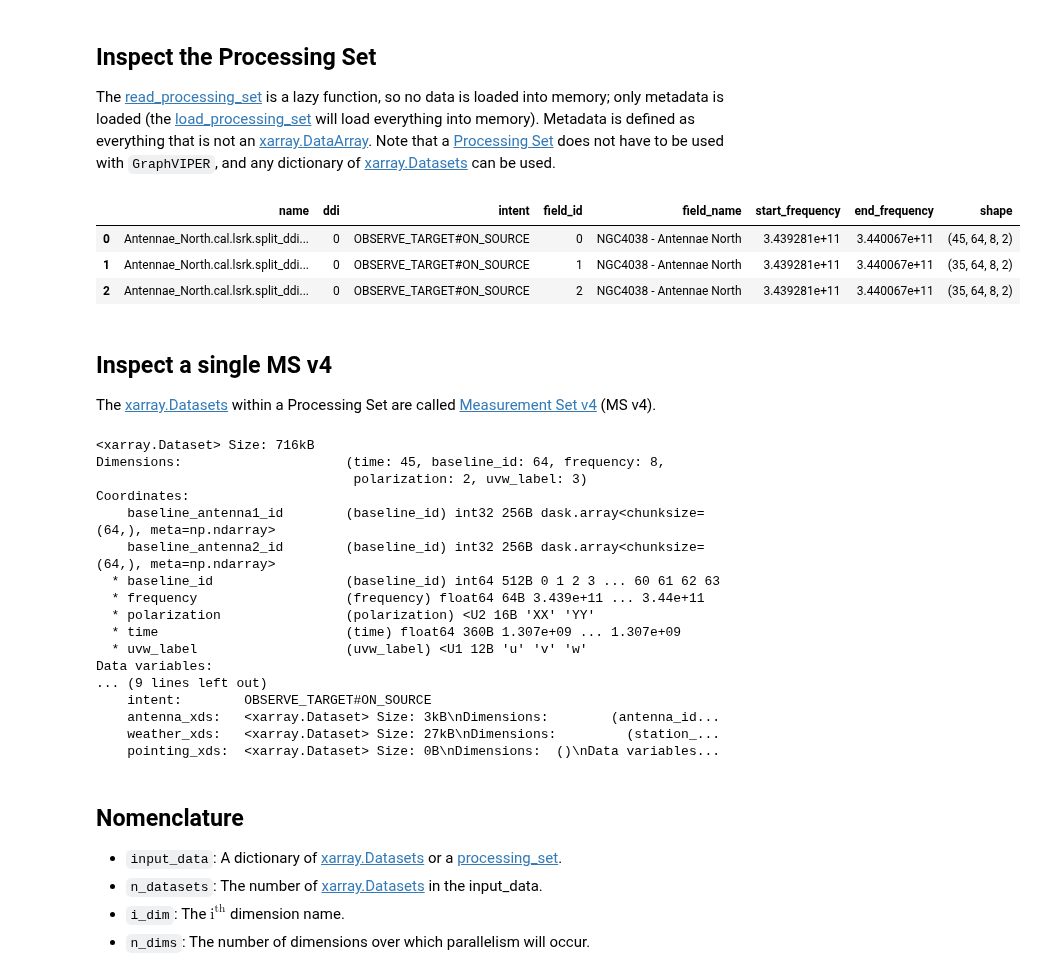
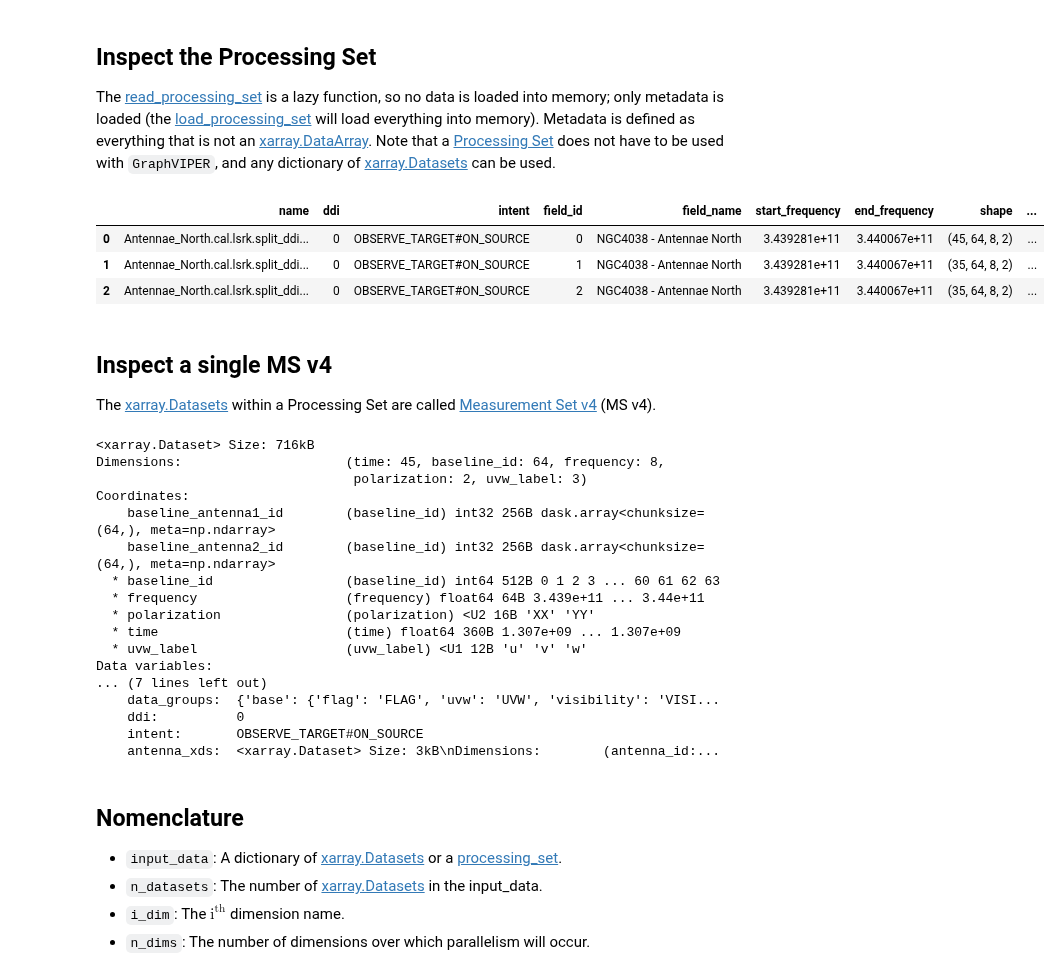
Before and after one commit to casangi/graphviper, a Jupyter notebook: docs/graph_building_tutorial.ipynb, the cells around one changed output. Cells and saved outputs as stored; diff of their text form; code cells hidden in the pictures.

```diff
--- a/docs/graph_building_tutorial.ipynb
+++ b/docs/graph_building_tutorial.ipynb
@@ -92,24 +92,24 @@ The [read_processing_set](https://github.com/casangi/xradio/blob/main/src/xradio
 # %%
 import pandas as pd
 
 pd.options.display.max_colwidth = 100
-ps_name = "Antennae_North.cal.lsrk.split.vis.zarr"
+ps_store = "Antennae_North.cal.lsrk.split.vis.zarr"
 
 from xradio.vis.read_processing_set import read_processing_set
 
 intents = ["OBSERVE_TARGET#ON_SOURCE"]
 fields = None
 ps = read_processing_set(
-    ps_name="Antennae_North.cal.lsrk.split.vis.zarr",
+    ps_store="Antennae_North.cal.lsrk.split.vis.zarr",
     intents=intents,
     fields=fields,
 )
 display(ps.summary())
 # %% [output]
-|  | name | ddi | intent | field_id | field_name | start_frequency | end_frequency | shape |
-| 0 | Antennae_North.cal.lsrk.split_ddi... | 0 | OBSERVE_TARGET#ON_SOURCE | 0 | NGC4038 - Antennae North | 3.439281e+11 | 3.440067e+11 | (45, 64, 8, 2) |
-| 1 | Antennae_North.cal.lsrk.split_ddi... | 0 | OBSERVE_TARGET#ON_SOURCE | 1 | NGC4038 - Antennae North | 3.439281e+11 | 3.440067e+11 | (35, 64, 8, 2) |
-| 2 | Antennae_North.cal.lsrk.split_ddi... | 0 | OBSERVE_TARGET#ON_SOURCE | 2 | NGC4038 - Antennae North | 3.439281e+11 | 3.440067e+11 | (35, 64, 8, 2) |
+|  | name | ddi | intent | field_id | field_name | start_frequency | end_frequency | shape | ... |
+| 0 | Antennae_North.cal.lsrk.split_ddi... | 0 | OBSERVE_TARGET#ON_SOURCE | 0 | NGC4038 - Antennae North | 3.439281e+11 | 3.440067e+11 | (45, 64, 8, 2) | ... |
+| 1 | Antennae_North.cal.lsrk.split_ddi... | 0 | OBSERVE_TARGET#ON_SOURCE | 1 | NGC4038 - Antennae North | 3.439281e+11 | 3.440067e+11 | (35, 64, 8, 2) | ... |
+| 2 | Antennae_North.cal.lsrk.split_ddi... | 0 | OBSERVE_TARGET#ON_SOURCE | 2 | NGC4038 - Antennae North | 3.439281e+11 | 3.440067e+11 | (35, 64, 8, 2) | ... |
 # %% [markdown]
 ## Inspect a single MS v4
 
@@ -132,11 +132,11 @@ Coordinates:
   * time                        (time) float64 360B 1.307e+09 ... 1.307e+09
   * uvw_label                   (uvw_label) <U1 12B 'u' 'v' 'w'
 Data variables:
-... (9 lines left out)
-    intent:        OBSERVE_TARGET#ON_SOURCE
-    antenna_xds:   <xarray.Dataset> Size: 3kB\nDimensions:        (antenna_id...
-    weather_xds:   <xarray.Dataset> Size: 27kB\nDimensions:         (station_...
-    pointing_xds:  <xarray.Dataset> Size: 0B\nDimensions:  ()\nData variables...
+... (7 lines left out)
+    data_groups:  {'base': {'flag': 'FLAG', 'uvw': 'UVW', 'visibility': 'VISI...
+    ddi:          0
+    intent:       OBSERVE_TARGET#ON_SOURCE
+    antenna_xds:  <xarray.Dataset> Size: 3kB\nDimensions:        (antenna_id:...
 # %% [markdown]
 ## Nomenclature
 
```
Also changed, not shown: parts of 11 cells of this notebook, 2 other files.
